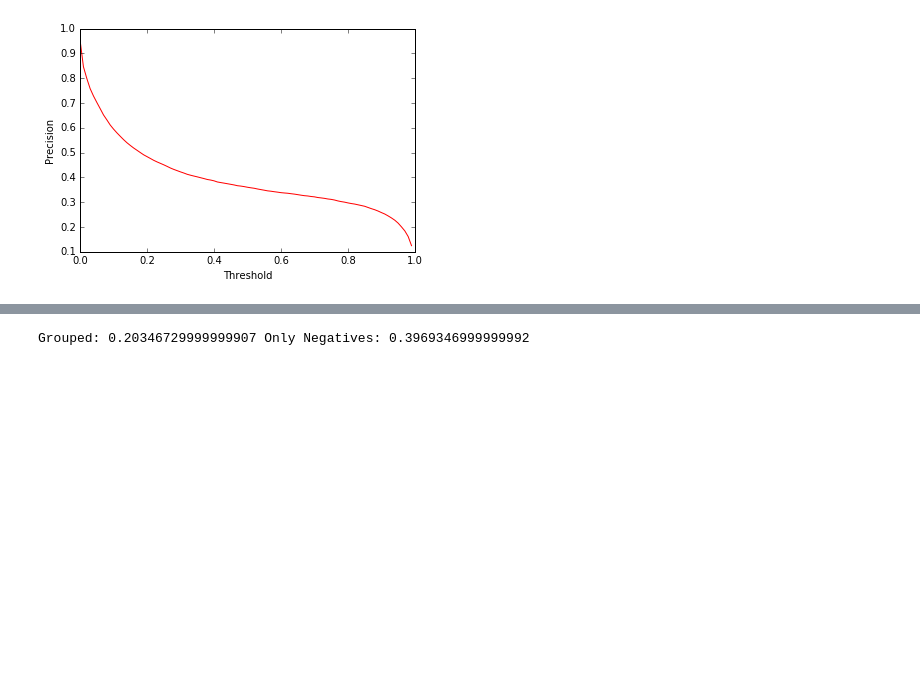
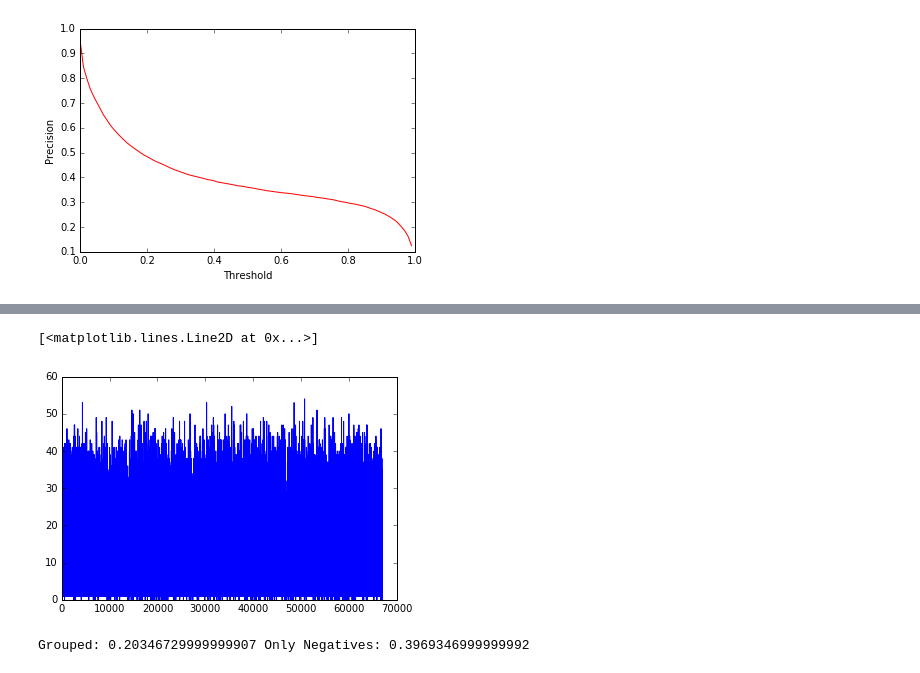
Before and after one commit to GittiHab/kb-completion, a Jupyter notebook: pl-1.0-threshold-optimization.ipynb, the cells around one changed output, grey strips where cells are left out. Drawn from its saved outputs; the diff is of its cells as text; code cells hidden in the pictures; blank space fills up the shorter version.

```diff
--- a/pl-1.0-threshold-optimization.ipynb
+++ b/pl-1.0-threshold-optimization.ipynb
@@ -390,3 +396,10 @@ plt.ylabel("Precision")
+# %%
+precision, counts = hits_batch_threshold(x, y, 0.011, cluster, all_pairs, False)
+# %%
+plt.plot(counts)
+# %% [output]
+[<matplotlib.lines.Line2D at 0x...>]
+[figure, added]
 # %%
 ## Becnhmark with approx. maximum
 iterations = 10
```
Also changed, not shown: parts of 10 cells of this notebook.
